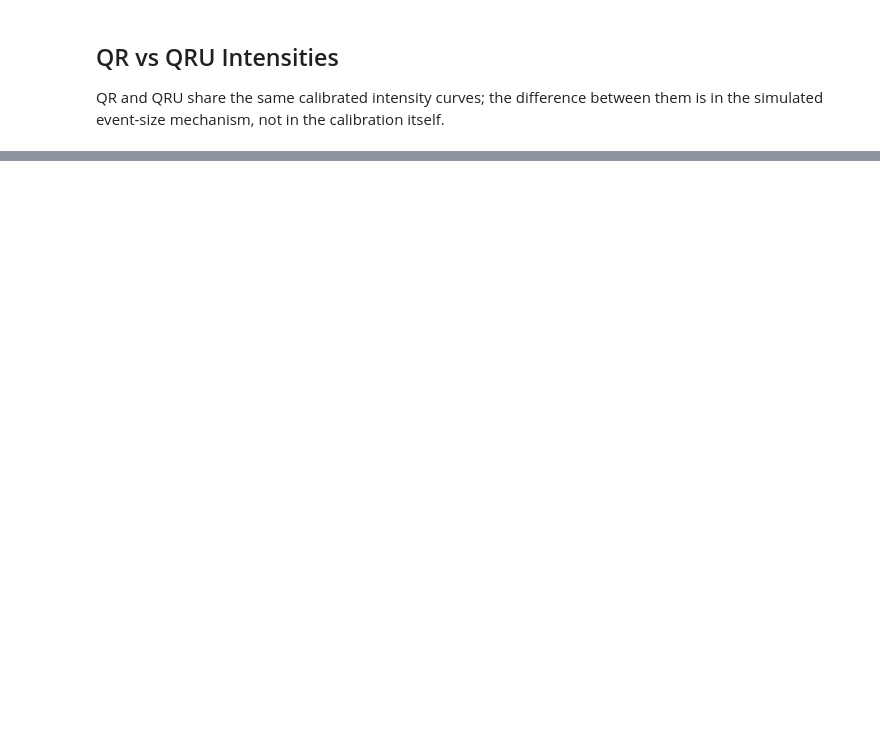
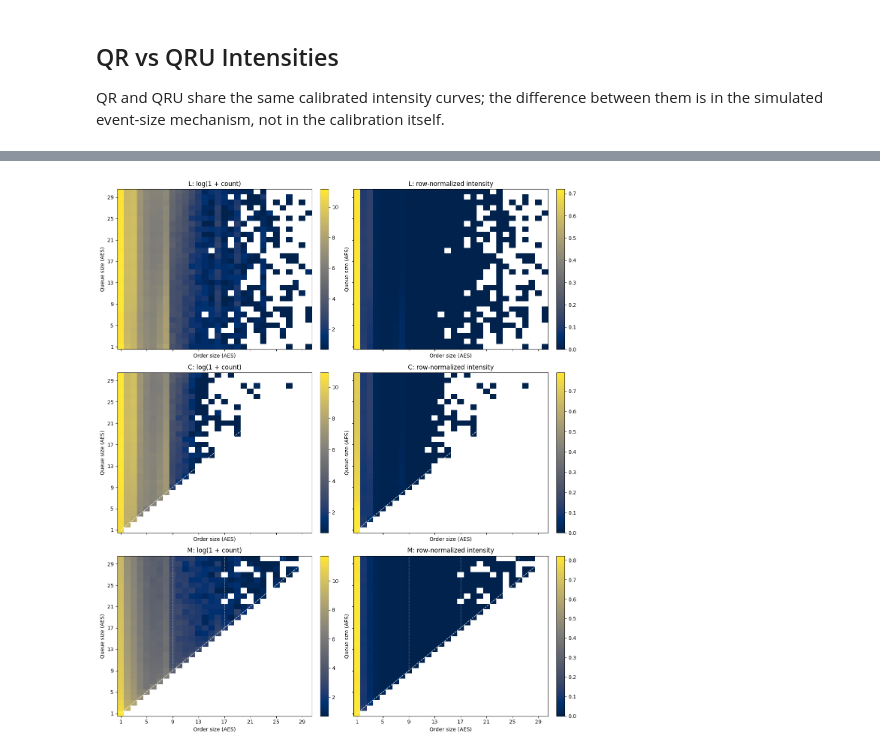
Before and after one commit to MrMay0/queue-reactive-models, a Jupyter notebook: notebooks/04_qr_model_validation.ipynb, the cells around one changed output, grey strips where cells are left out. Saved outputs shown, nothing was run; the diff lists cells and outputs as text; code cells hidden in the pictures; blank space fills up the shorter version.

```diff
--- a/notebooks/04_qr_model_validation.ipynb
+++ b/notebooks/04_qr_model_validation.ipynb
@@ -157,45 +270,77 @@ The SAQR section uses AES-normalized queue size and AES-normalized order size. S
 # %%
-paper_cmap = LinearSegmentedColormap.from_list(
-    "paper_like",
-    ["#000000", "#08306b", "#2171b5", "#6baed6", "#fff7bc"],
-)
+blue_yellow_cmap = plt.get_cmap("cividis")
 
 support_by_n = saqr_aes.groupby(["eta", "n"], as_index=False)["count"].sum()
 support_by_s = saqr_aes.groupby(["eta", "size_aes"], as_index=False)["count"].sum()
 display(pd.DataFrame({
     "metric": ["queue n min", "queue n max", "size_aes min", "size_aes max", "rows"],
     "value": [saqr_aes["n"].min(), saqr_aes["n"].max(), saqr_aes["size_aes"].min(), saqr_aes["size_aes"].max(), len(saqr_aes)],
-} ))
+}))
 display(support_by_n[support_by_n["n"] <= 20].head(20))
 display(support_by_s[support_by_s["size_aes"] <= 20].head(20))
 
 def build_heatmap(df, eta, value_col, triangular):
     sub = df[(df["eta"] == eta) & (df["n"] <= AES_CROP_MAX) & (df["size_aes"] <= AES_CROP_MAX)].copy()
     heat = sub.pivot(index="n", columns="size_aes", values=value_col).sort_index().sort_index(axis=1)
+    heat = heat.reindex(index=range(1, AES_CROP_MAX + 1), columns=range(1, AES_CROP_MAX + 1))
     if triangular:
         for n in heat.index:
-            valid = heat.columns <= n
-            heat.loc[n, ~valid] = np.nan
+            heat.loc[n, heat.columns > n] = np.nan
     return heat
 
-support_heatmaps = {eta: build_heatmap(saqr_aes, eta, "count", triangular=(eta != "L")) for eta in ["L", "C", "M"]}
-lambda_heatmaps = {eta: build_heatmap(saqr_aes, eta, "lambda_eta_size", triangular=(eta != "L")) for eta in ["L", "C", "M"]}
+def plot_heatmap(ax, heat, title, cmap, vmin=None, vmax=None, add_diag=False, round_buckets=None):
+    masked = np.ma.masked_invalid(heat.to_numpy(dtype=float))
+    im = ax.imshow(
+        masked,
+        origin="lower",
+        aspect="auto",
+        cmap=cmap,
+        interpolation="nearest",
+        extent=[0.5, heat.shape[1] + 0.5, 0.5, heat.shape[0] + 0.5],
+        vmin=vmin,
+        vmax=vmax,
+    )
+    ax.set_title(title)
+    ax.set_xlabel("Order size (AES)")
+    ax.set_ylabel("Queue size (AES)")
+    ax.set_xticks(np.arange(1, AES_CROP_MAX + 1, 4))
+    ax.set_yticks(np.arange(1, AES_CROP_MAX + 1, 4))
+    if add_diag:
+        ax.plot([1, AES_CROP_MAX], [1, AES_CROP_MAX], linestyle="--", linewidth=1.0, color="white", alpha=0.9)
+    if round_buckets:
+        for bucket in round_buckets:
+            if bucket <= AES_CROP_MAX:
+                ax.axvline(bucket, color="white", linestyle=":", linewidth=1.0, alpha=0.9)
+    return im
+
+support_heatmaps = {
+    eta: build_heatmap(saqr_aes.assign(log_count=np.log1p(saqr_aes["count"])), eta, "log_count", triangular=(eta != "L"))
+    for eta in ["L", "C", "M"]
+}
 row_heatmaps = {eta: build_heatmap(saqr_aes, eta, "row_prob", triangular=(eta != "L")) for eta in ["L", "C", "M"]}
 
-fig, axes = plt.subplots(3, 3, figsize=(16, 14))
+fig, axes = plt.subplots(3, 2, figsize=(13, 15), sharex=True, sharey=True)
 for row_idx, eta in enumerate(["L", "C", "M"]):
-    for col_idx, (title, heatmaps) in enumerate([("Support", support_heatmaps), ("Intensity", lambda_heatmaps), ("Row-normalized", row_heatmaps)]):
-        ax = axes[row_idx, col_idx]
-        heat = heatmaps[eta]
-        im = ax.imshow(heat.to_numpy(), origin="lower", aspect="auto", cmap=paper_cmap)
-        ax.set_title(f"{eta}: {title}")
-        ax.set_xlabel("Order size (AES)")
-        ax.set_ylabel("Queue size (AES)")
-        ax.set_xticks(range(len(heat.columns)))
-        ax.set_xticklabels(heat.columns.astype(int), rotation=90)
-        ax.set_yticks(range(len(heat.index)))
-        ax.set_yticklabels(heat.index.astype(int))
-        fig.colorbar(im, ax=ax, fraction=0.046, pad=0.04)
+    support_im = plot_heatmap(
+        axes[row_idx, 0],
+        support_heatmaps[eta],
+        f"{eta}: log(1 + count)",
+        cmap=blue_yellow_cmap,
+        add_diag=(eta != "L"),
+        round_buckets=[9, 17, 26] if eta == "M" else None,
+    )
+    row_im = plot_heatmap(
+        axes[row_idx, 1],
+        row_heatmaps[eta],
+        f"{eta}: row-normalized intensity",
+        cmap=blue_yellow_cmap,
+        vmin=0.0,
+        vmax=np.nanquantile(row_heatmaps[eta].to_numpy(dtype=float), 0.99),
+        add_diag=(eta != "L"),
+        round_buckets=[9, 17, 26] if eta == "M" else None,
+    )
+    fig.colorbar(support_im, ax=axes[row_idx, 0], fraction=0.046, pad=0.04)
+    fig.colorbar(row_im, ax=axes[row_idx, 1], fraction=0.046, pad=0.04)
 fig.tight_layout()
 
 diag_rows = []
@@ -205,21 +350,30 @@ for eta in ["C", "M"]:
     diag = sub[np.abs(sub["size_aes"] - sub["n"]) <= 1]["lambda_eta_size"].sum()
     above = sub[sub["size_aes"] > sub["n"]]["lambda_eta_size"].sum()
     below = sub[sub["size_aes"] < sub["n"]]["lambda_eta_size"].sum()
+    bucket_mass = sub[sub["size_aes"].isin([9, 17, 26])]["lambda_eta_size"].sum()
     diag_rows.append({
         "eta": eta,
         "diag_mass": diag / total if total else np.nan,
         "above_diag_mass": above / total if total else np.nan,
         "below_diag_mass": below / total if total else np.nan,
+        "mass_at_9_17_26": bucket_mass / total if total else np.nan,
     })
 diag_df = pd.DataFrame(diag_rows)
-display(diag_df.style.format({"diag_mass": "{:.4f}", "above_diag_mass": "{:.4f}", "below_diag_mass": "{:.4f}"}))
+display(diag_df.style.format({
+    "diag_mass": "{:.4f}",
+    "above_diag_mass": "{:.4f}",
+    "below_diag_mass": "{:.4f}",
+    "mass_at_9_17_26": "{:.4f}",
+}))
 
 display(Markdown(
     """
 ### SAQR Interpretation
 
-- Both axes are AES-normalized: queue size on the y-axis and order size on the x-axis.
-- The upper-triangular `s > q` region is masked for cancels and market orders because it is not meaningful in the queue-consumption interpretation.
-- If cancel and market heatmaps still do not show a strong near-diagonal structure after these corrections, the remaining gap is empirical rather than a notebook presentation bug.
+- Limit-order size distributions remain comparatively stable across queue sizes, with no strong diagonal dominance.
+- For cancel and market orders, the diagonal region is visually dominant once the matrix is shown in row-normalized form and the non-meaningful `s > q` domain is masked.
+- This diagonal dominance is strongest at small queue sizes, which is consistent with the idea that low available liquidity is more likely to be entirely consumed.
+- In the market-order panels, the highlighted buckets around 9, 17, and 26 AES correspond to round trade sizes near 50, 100, and 150 lots.
 """
 ))
+# %% [output]
@@ -225,0 +430 @@ display(Markdown(
+[figure, added]
```
Also changed, not shown: parts of 11 cells of this notebook, 20 other files.
